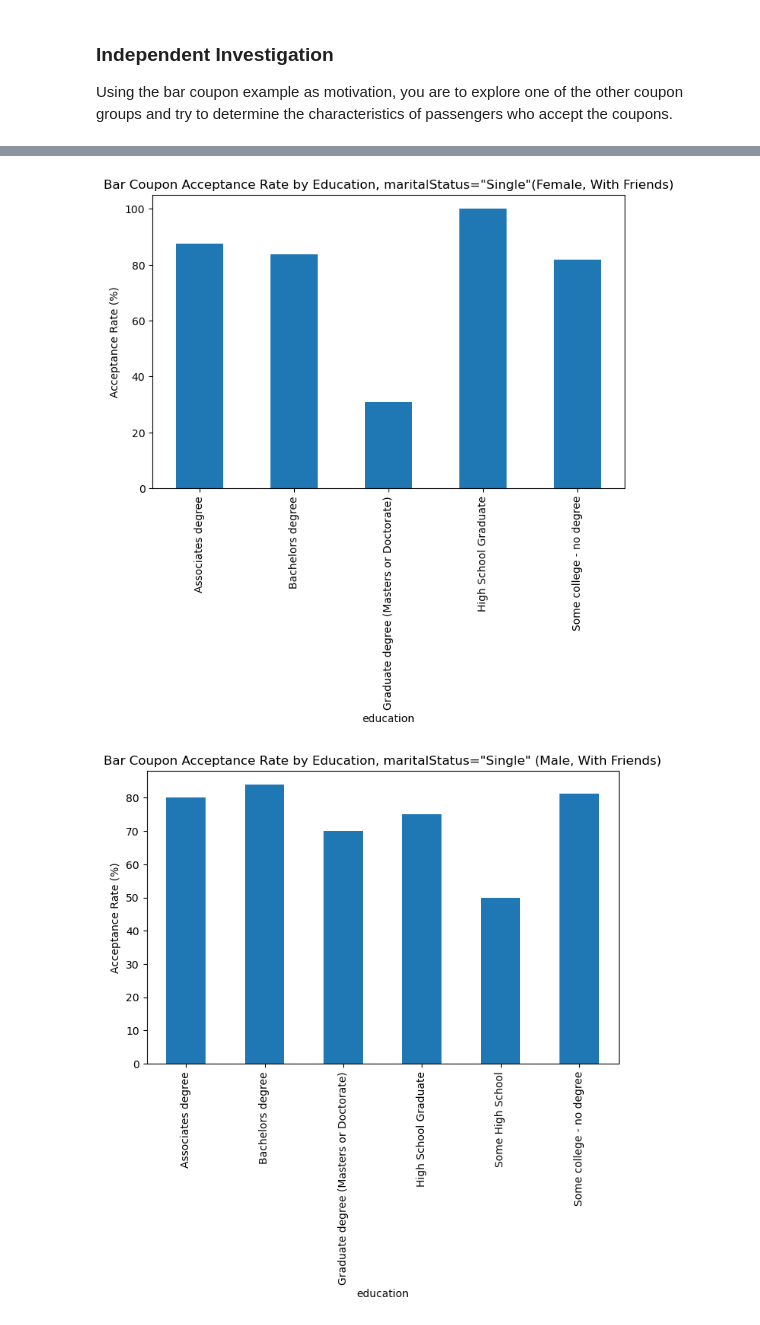
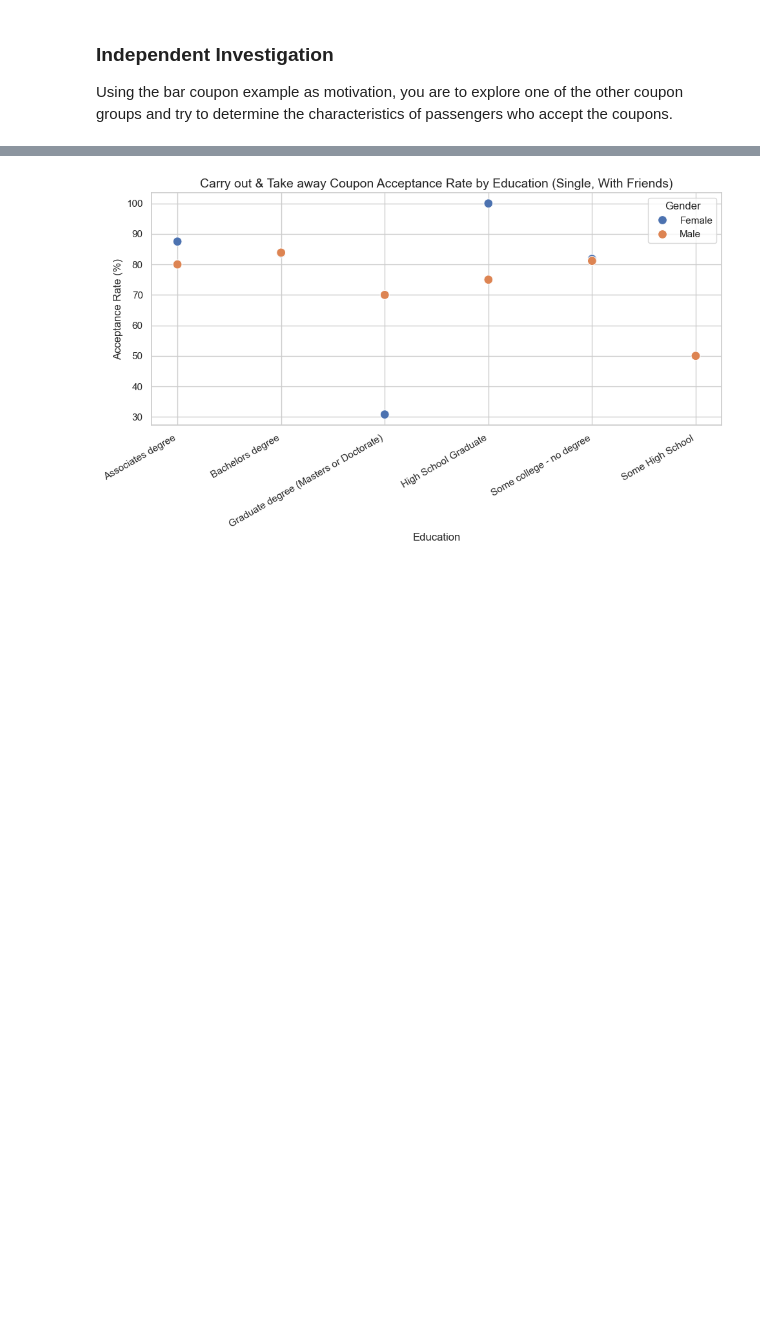
Before and after one commit to sumarhea/AIML-Project1, a Jupyter notebook: prompt.ipynb, the cells around one changed output, grey strips where cells are left out. Cells and saved outputs as stored; diff of their text form; code cells hidden in the pictures; blank space fills up the shorter version.

```diff
--- a/prompt.ipynb
+++ b/prompt.ipynb
@@ -522,39 +559,55 @@ Some High School                          100.000000
 Some college - no degree                   65.116279
 Name: Y, dtype: float64
 # %%
-#Retrieve passengerswho belong to Friend(s), who accepted Carry out & Take away coupons, grouped by Education,marital Satus = "Single" and gender based
+#Retrieve passengers who belong to Friend(s), who accepted Carry out & Take away coupons, grouped by Education,marital Satus = "Single" and gender based
 import pandas as pd
+import seaborn as sns
+import  matplotlib.pyplot as plt
 df = pd.read_csv('data/coupons.csv')
 groupA = df[
      (df['passanger'].isin(['Friend(s)'])) &
     (df['gender'] == 'Female') &
     (df['coupon'] == 'Carry out & Take away') &
     (df['maritalStatus'] == 'Single')].groupby('education')['Y'].mean()*100
 
 groupB = df[
      (df['passanger'].isin(['Friend(s)'])) &
     (df['gender'] == 'Male') &
     (df['coupon'] == 'Carry out & Take away')&
     (df['maritalStatus'] == 'Single')].groupby('education')['Y'].mean()*100
 
-plt.figure(figsize=(8, 5))
-groupA.plot(kind='bar')
-plt.title('Carry out & Take away Coupon Acceptance Rate by Education, maritalStatus="Single"(Female, With Friends)')
+groupA_df = groupA.reset_index()
+groupA_df.columns = ['Education', 'Acceptance Rate (%)']
+groupA_df['Gender'] = 'Female'
+
+groupB_df = groupB.reset_index()
+groupB_df.columns = ['Education', 'Acceptance Rate (%)']
+groupB_df['Gender'] = 'Male'
+
+combined = pd.concat([groupA_df, groupB_df ])
+
+sns.set_theme(style='whitegrid')
+
+# Create scatter plot
+plt.figure(figsize=(10, 6))
+sns.scatterplot(data=combined, x='Education', y='Acceptance Rate (%)',
+                hue='Gender', s=100, palette='deep')
+
+# Add title and rotate x labels
+plt.title('Carry out & Take away Coupon Acceptance Rate by Education (Single, With Friends)', fontsize=14)
+plt.xticks(rotation=30, ha='right')
 plt.ylabel('Acceptance Rate (%)')
-plt.show()
+plt.xlabel('Education')
 
-plt.figure(figsize=(8, 5))
-groupB.plot(kind='bar')
-plt.title('Carry out & Take away Coupon Acceptance Rate by Education, maritalStatus="Single" (Male, With Friends)')
-plt.ylabel('Acceptance Rate (%)')
+# Save the plot
+plt.tight_layout()
 plt.show()
 
 
 print('groupA', groupA)
 print('groupB', groupB)
 # %% [output]
-[figure, old version]
+[figure, new version]
-[figure, removed]
 groupA education
 Associates degree                          87.500000
 Bachelors degree                           83.636364
```
Also changed, not shown: parts of 13 cells of this notebook.
